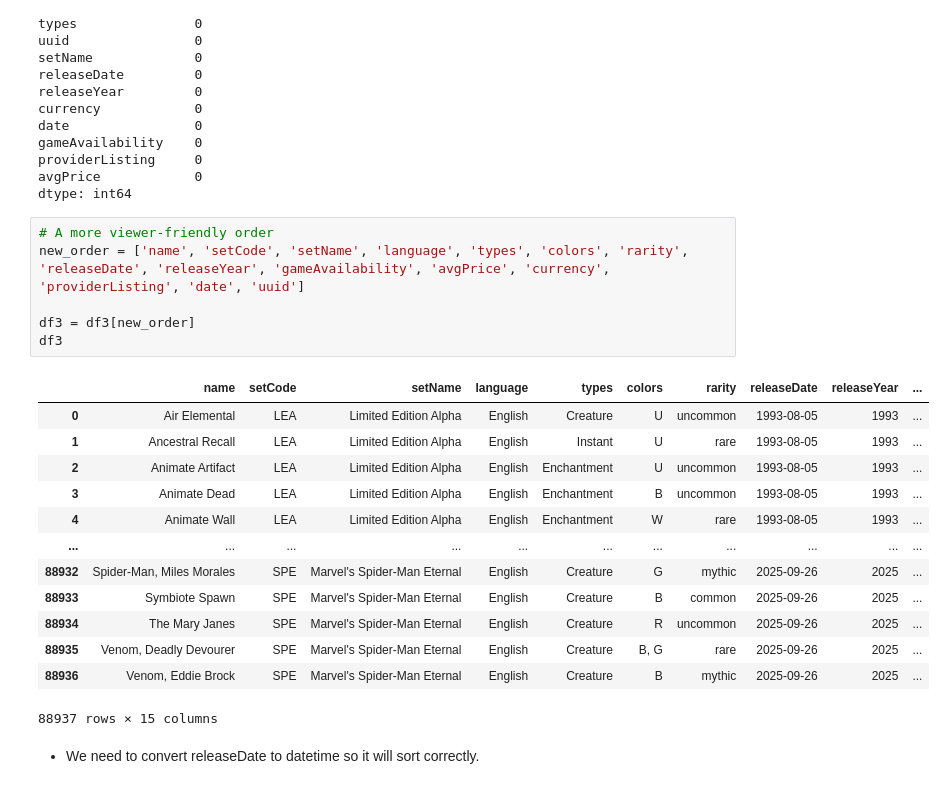
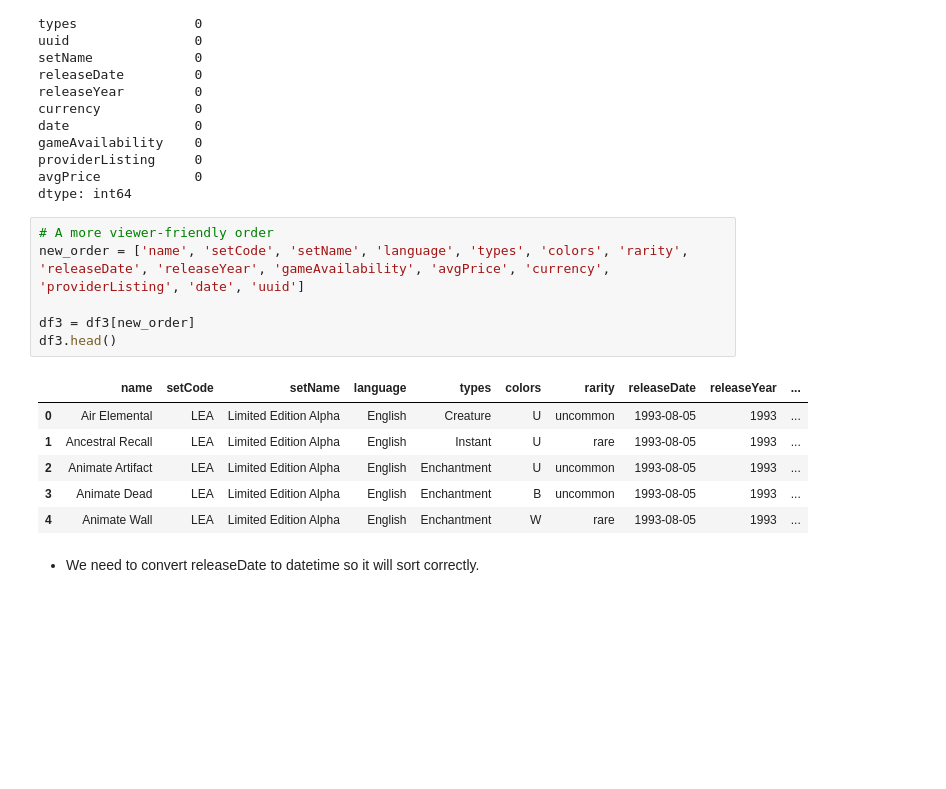
Before and after one commit to CurtisSchneider1/ccgPriceAnalysis, a Jupyter notebook: notebooks/analysisMagic.ipynb, the cells around one changed output. Drawn from its saved outputs; the diff is of its cells as text; blank space fills up the shorter version.

```diff
--- a/notebooks/analysisMagic.ipynb
+++ b/notebooks/analysisMagic.ipynb
@@ -483,23 +483,16 @@ dtype: int64
 # %%
 # A more viewer-friendly order
 new_order = ['name', 'setCode', 'setName', 'language', 'types', 'colors', 'rarity', 'releaseDate', 'releaseYear', 'gameAvailability', 'avgPrice', 'currency', 'providerListing', 'date', 'uuid']
 
 df3 = df3[new_order]
-df3
+df3.head()
 # %% [output]
 |  | name | setCode | setName | language | types | colors | rarity | releaseDate | releaseYear | ... |
 | 0 | Air Elemental | LEA | Limited Edition Alpha | English | Creature | U | uncommon | 1993-08-05 | 1993 | ... |
 | 1 | Ancestral Recall | LEA | Limited Edition Alpha | English | Instant | U | rare | 1993-08-05 | 1993 | ... |
 | 2 | Animate Artifact | LEA | Limited Edition Alpha | English | Enchantment | U | uncommon | 1993-08-05 | 1993 | ... |
 | 3 | Animate Dead | LEA | Limited Edition Alpha | English | Enchantment | B | uncommon | 1993-08-05 | 1993 | ... |
 | 4 | Animate Wall | LEA | Limited Edition Alpha | English | Enchantment | W | rare | 1993-08-05 | 1993 | ... |
-| ... | ... | ... | ... | ... | ... | ... | ... | ... | ... | ... |
-| 88932 | Spider-Man, Miles Morales | SPE | Marvel's Spider-Man Eternal | English | Creature | G | mythic | 2025-09-26 | 2025 | ... |
-| 88933 | Symbiote Spawn | SPE | Marvel's Spider-Man Eternal | English | Creature | B | common | 2025-09-26 | 2025 | ... |
-| 88934 | The Mary Janes | SPE | Marvel's Spider-Man Eternal | English | Creature | R | uncommon | 2025-09-26 | 2025 | ... |
-| 88935 | Venom, Deadly Devourer | SPE | Marvel's Spider-Man Eternal | English | Creature | B, G | rare | 2025-09-26 | 2025 | ... |
-| 88936 | Venom, Eddie Brock | SPE | Marvel's Spider-Man Eternal | English | Creature | B | mythic | 2025-09-26 | 2025 | ... |
-88937 rows × 15 columns
 # %% [markdown]
 * We need to convert releaseDate to datetime so it will sort correctly.
 # %%
```
Also changed, not shown: parts of 1 cell of this notebook, 7 other files.
